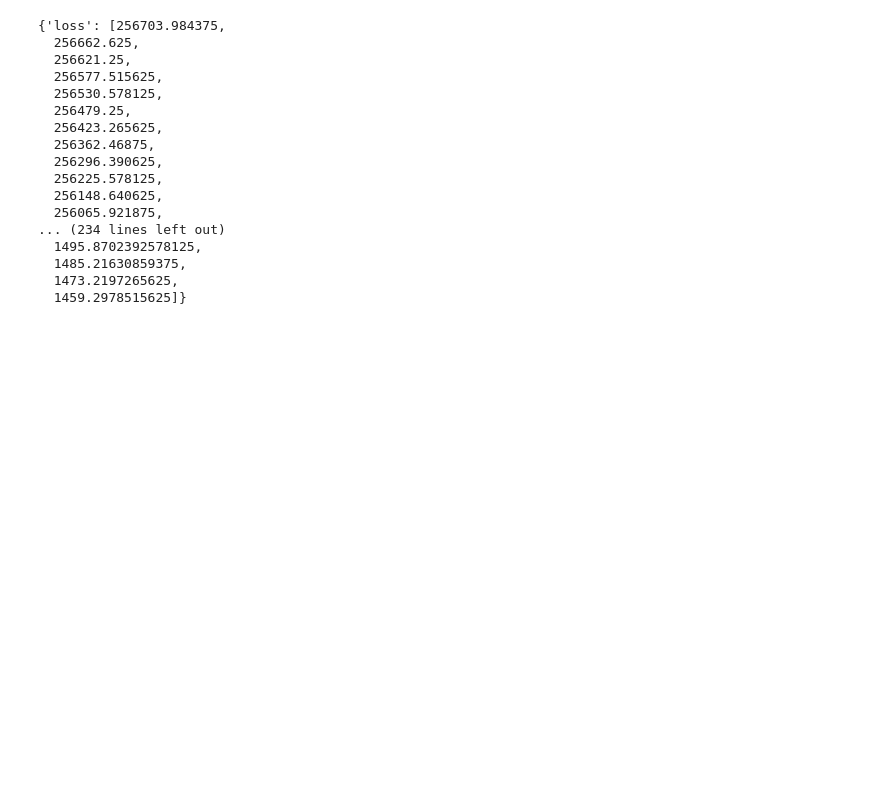
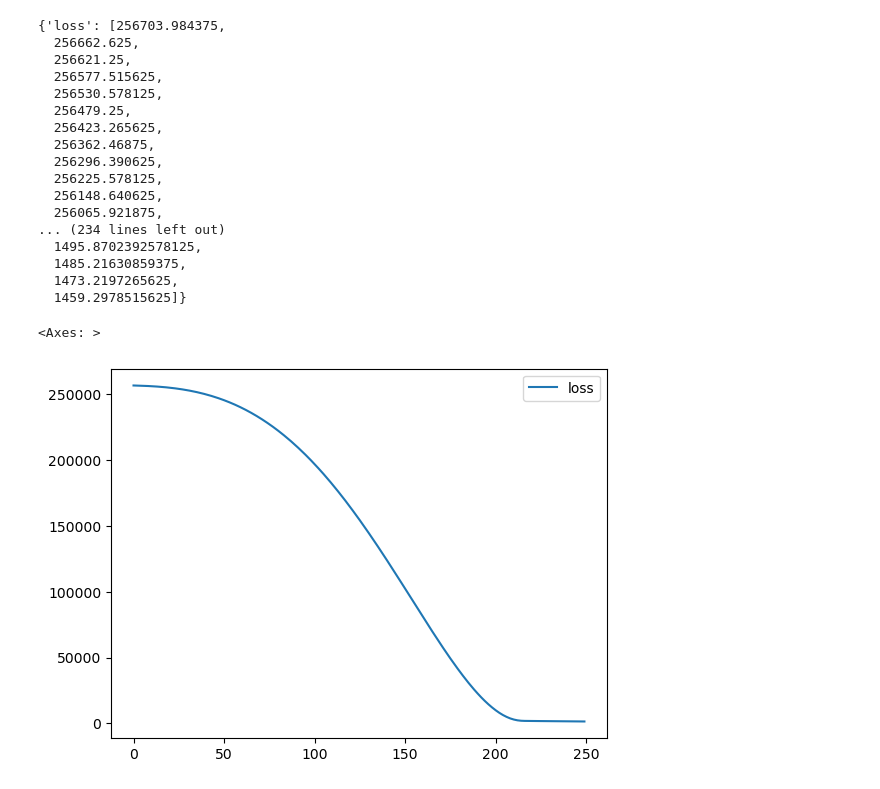
Before and after one commit to SuhasPalani/Python_Data, a Jupyter notebook: tensorflow/TF syntax.ipynb, the cells around one changed output. Drawn from its saved outputs; the diff is of its cells as text; code cells hidden in the pictures; blank space fills up the shorter version.

```diff
--- a/tensorflow/TF syntax.ipynb
+++ b/tensorflow/TF syntax.ipynb
@@ -201,3 +201,10 @@ model.history.history
   1485.21630859375,
   1473.2197265625,
   1459.2978515625]}
+# %%
+loss_df=pd.DataFrame(model.history.history)
+# %%
+loss_df.plot()
+# %% [output]
+<Axes: >
+[figure, added]
```
